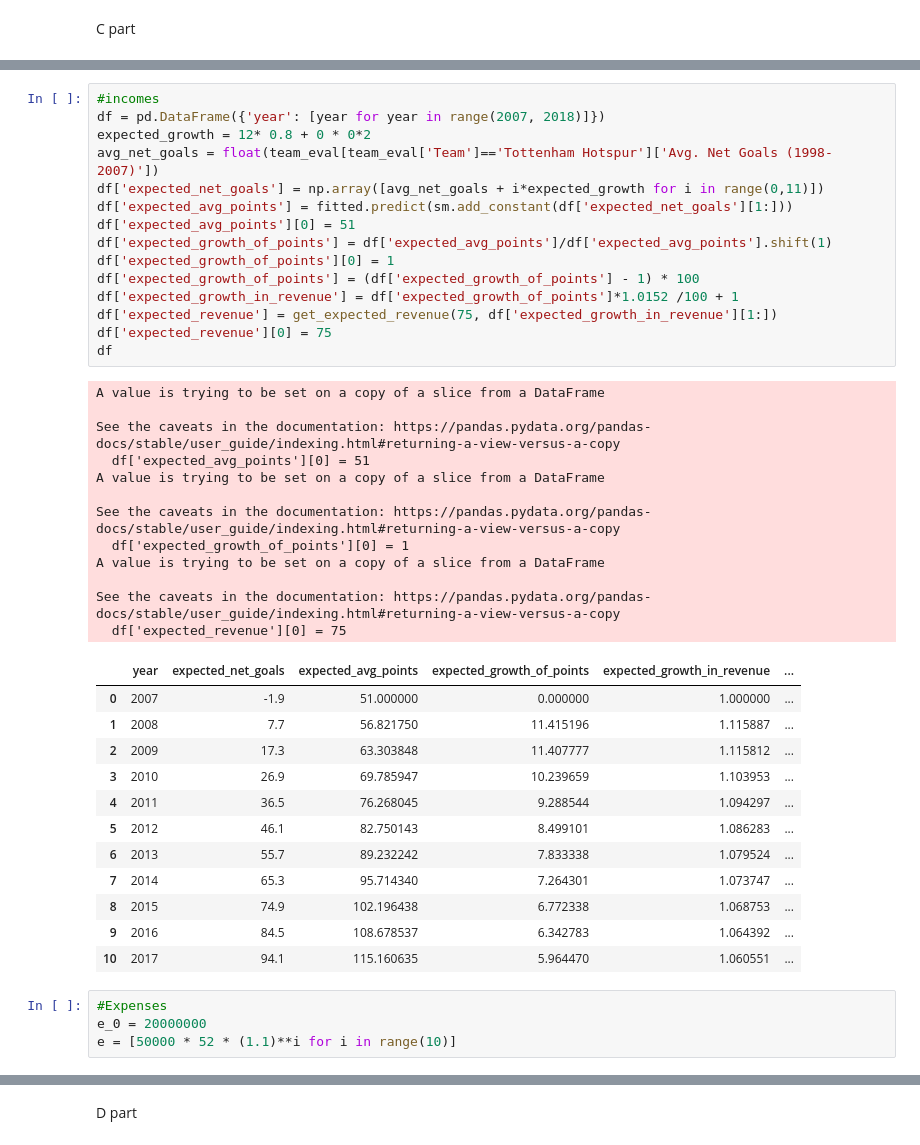
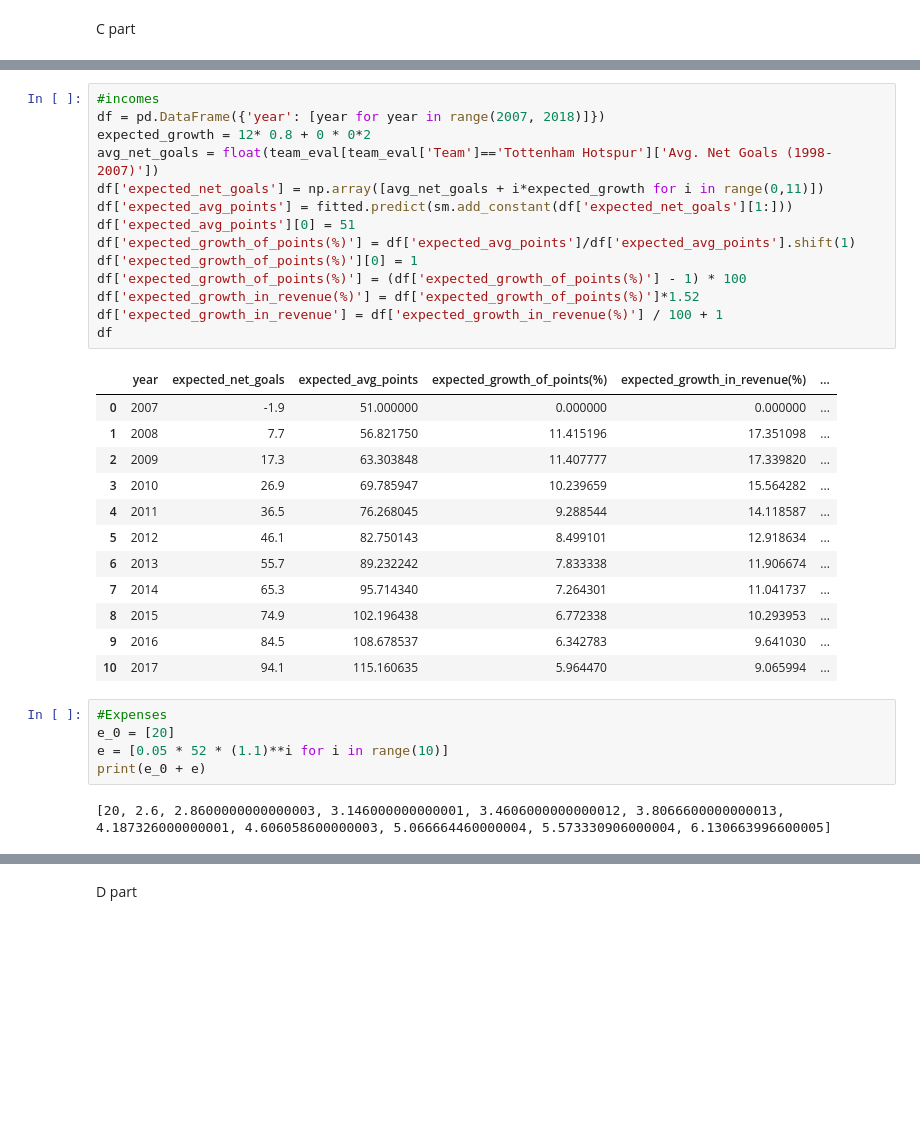
Before and after one commit to hhildaa/epfl-if-case1, a Jupyter notebook: case1.ipynb, the cells around one changed output, grey strips where cells are left out. Cells and saved outputs as stored; diff of their text form; blank space fills up the shorter version.

```diff
--- a/case1.ipynb
+++ b/case1.ipynb
@@ -185,44 +177,34 @@ def get_expected_revenue(base, growth_rates, without_stadium=True):
 # %%
 #incomes
 df = pd.DataFrame({'year': [year for year in range(2007, 2018)]})
 expected_growth = 12* 0.8 + 0 * 0*2
 avg_net_goals = float(team_eval[team_eval['Team']=='Tottenham Hotspur']['Avg. Net Goals (1998-2007)'])
 df['expected_net_goals'] = np.array([avg_net_goals + i*expected_growth for i in range(0,11)])
 df['expected_avg_points'] = fitted.predict(sm.add_constant(df['expected_net_goals'][1:]))
 df['expected_avg_points'][0] = 51
-df['expected_growth_of_points'] = df['expected_avg_points']/df['expected_avg_points'].shift(1)
-df['expected_growth_of_points'][0] = 1
-df['expected_growth_of_points'] = (df['expected_growth_of_points'] - 1) * 100
-df['expected_growth_in_revenue'] = df['expected_growth_of_points']*1.0152 /100 + 1
-df['expected_revenue'] = get_expected_revenue(75, df['expected_growth_in_revenue'][1:])
-df['expected_revenue'][0] = 75
+df['expected_growth_of_points(%)'] = df['expected_avg_points']/df['expected_avg_points'].shift(1)
+df['expected_growth_of_points(%)'][0] = 1
+df['expected_growth_of_points(%)'] = (df['expected_growth_of_points(%)'] - 1) * 100
+df['expected_growth_in_revenue(%)'] = df['expected_growth_of_points(%)']*1.52
+df['expected_growth_in_revenue'] = df['expected_growth_in_revenue(%)'] / 100 + 1
 df
 # %% [output]
-A value is trying to be set on a copy of a slice from a DataFrame
-
-See the caveats in the documentation: https://pandas.pydata.org/pandas-docs/stable/user_guide/indexing.html#returning-a-view-versus-a-copy
-  df['expected_avg_points'][0] = 51
-A value is trying to be set on a copy of a slice from a DataFrame
-
-See the caveats in the documentation: https://pandas.pydata.org/pandas-docs/stable/user_guide/indexing.html#returning-a-view-versus-a-copy
-  df['expected_growth_of_points'][0] = 1
-A value is trying to be set on a copy of a slice from a DataFrame
-
-See the caveats in the documentation: https://pandas.pydata.org/pandas-docs/stable/user_guide/indexing.html#returning-a-view-versus-a-copy
-  df['expected_revenue'][0] = 75
-|  | year | expected_net_goals | expected_avg_points | expected_growth_of_points | expected_growth_in_revenue | ... |
-| 0 | 2007 | -1.9 | 51.000000 | 0.000000 | 1.000000 | ... |
-| 1 | 2008 | 7.7 | 56.821750 | 11.415196 | 1.115887 | ... |
-| 2 | 2009 | 17.3 | 63.303848 | 11.407777 | 1.115812 | ... |
-| 3 | 2010 | 26.9 | 69.785947 | 10.239659 | 1.103953 | ... |
-| 4 | 2011 | 36.5 | 76.268045 | 9.288544 | 1.094297 | ... |
-| 5 | 2012 | 46.1 | 82.750143 | 8.499101 | 1.086283 | ... |
-| 6 | 2013 | 55.7 | 89.232242 | 7.833338 | 1.079524 | ... |
-| 7 | 2014 | 65.3 | 95.714340 | 7.264301 | 1.073747 | ... |
-| 8 | 2015 | 74.9 | 102.196438 | 6.772338 | 1.068753 | ... |
-| 9 | 2016 | 84.5 | 108.678537 | 6.342783 | 1.064392 | ... |
-| 10 | 2017 | 94.1 | 115.160635 | 5.964470 | 1.060551 | ... |
+|  | year | expected_net_goals | expected_avg_points | expected_growth_of_points(%) | expected_growth_in_revenue(%) | ... |
+| 0 | 2007 | -1.9 | 51.000000 | 0.000000 | 0.000000 | ... |
+| 1 | 2008 | 7.7 | 56.821750 | 11.415196 | 17.351098 | ... |
+| 2 | 2009 | 17.3 | 63.303848 | 11.407777 | 17.339820 | ... |
+| 3 | 2010 | 26.9 | 69.785947 | 10.239659 | 15.564282 | ... |
+| 4 | 2011 | 36.5 | 76.268045 | 9.288544 | 14.118587 | ... |
+| 5 | 2012 | 46.1 | 82.750143 | 8.499101 | 12.918634 | ... |
+| 6 | 2013 | 55.7 | 89.232242 | 7.833338 | 11.906674 | ... |
+| 7 | 2014 | 65.3 | 95.714340 | 7.264301 | 11.041737 | ... |
+| 8 | 2015 | 74.9 | 102.196438 | 6.772338 | 10.293953 | ... |
+| 9 | 2016 | 84.5 | 108.678537 | 6.342783 | 9.641030 | ... |
+| 10 | 2017 | 94.1 | 115.160635 | 5.964470 | 9.065994 | ... |
 # %%
 #Expenses
-e_0 = 20000000
-e = [50000 * 52 * (1.1)**i for i in range(10)]
+e_0 = [20]
+e = [0.05 * 52 * (1.1)**i for i in range(10)]
+print(e_0 + e)
+# %% [output]
+[20, 2.6, 2.8600000000000003, 3.146000000000001, 3.4606000000000012, 3.8066600000000013, 4.187326000000001, 4.606058600000003, 5.066664460000004, 5.573330906000004, 6.130663996600005]
```
Also changed, not shown: parts of 6 cells of this notebook.
